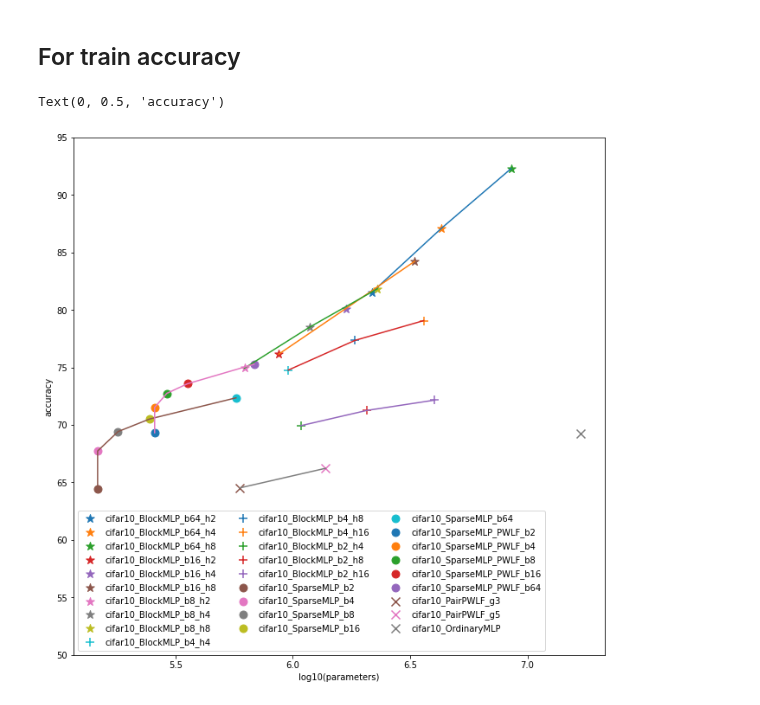
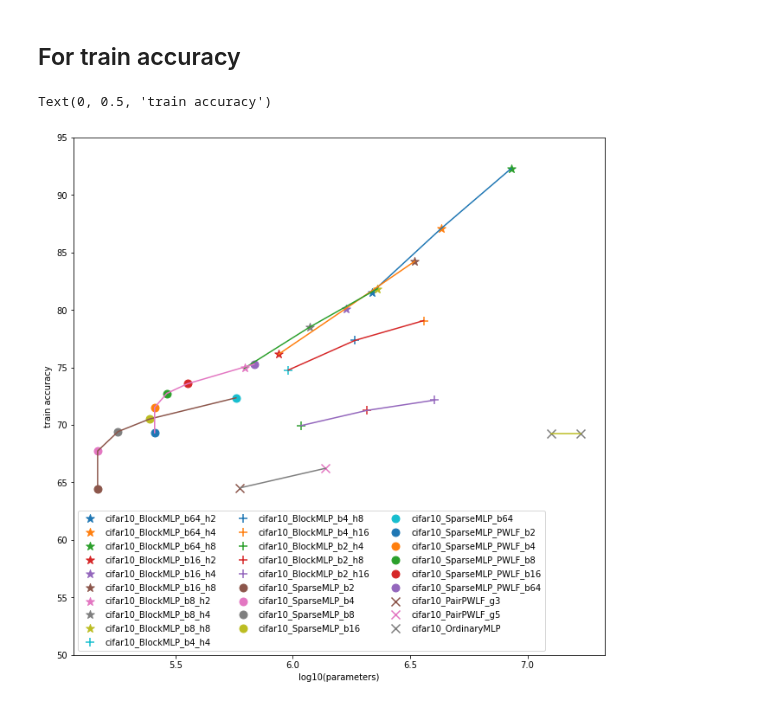
Before and after one commit to tsumansapkota/Experimentals, a Jupyter notebook: NN_Func_Approx/Dimension_Encoding_MLP/Sparse_NonLinear/01.4_Visualize_NonLinear_Mixers_Benchmark_CIFAR10_v0.ipynb, the cells around one changed output. Saved outputs shown, nothing was run; the diff lists cells and outputs as text; code cells hidden in the pictures.

```diff
--- a/NN_Func_Approx/Dimension_Encoding_MLP/Sparse_NonLinear/01.4_Visualize_NonLinear_Mixers_Benchmark_CIFAR10_v0.ipynb
+++ b/NN_Func_Approx/Dimension_Encoding_MLP/Sparse_NonLinear/01.4_Visualize_NonLinear_Mixers_Benchmark_CIFAR10_v0.ipynb
@@ -520,35 +527,36 @@ plt.plot(xs, ys)
 # ### Plot for PWLF grids
 xs, ys = [], []
 for b in [3, 5]:
     model = f'cifar10_PairPWLF_g{b}'
     stat = best_bench[model]
 
     n_params = stat['num_param']
     n_params = np.log10(n_params)
 
     acc = np.max(stat["train_acc"])
     xs += [n_params]
     ys += [acc]
     plt.scatter(n_params, acc, label=model, marker='x', s=100)
 
 plt.plot(xs, ys)
 
 ### For Ordinary MLP
 model = f'cifar10_OrdinaryMLP'
 stat = best_bench[model]
 
 n_params = stat['num_param']
 n_params = np.log10(n_params)
 
 acc = np.max(stat["train_acc"])
-xs += [n_params]
-ys += [acc]
-plt.scatter(n_params, acc, label=model, marker='x', s=100)
+# plt.scatter(n_params, acc, label=model, marker='x', s=100)
+
+plt.scatter([n_params, n_params+np.log10(3/4)], [acc, acc], label=model, marker='x', s=100)
+plt.plot([n_params, n_params+np.log10(3/4)], [acc, acc])
 
 plt.ylim((50, 95))
 plt.legend(loc=3, ncol=3)
 plt.xlabel("log10(parameters)")
 plt.ylabel("train accuracy")
 # %% [output]
-Text(0, 0.5, 'accuracy')
+Text(0, 0.5, 'train accuracy')
-[figure, old version]
+[figure, new version]
```
Also changed, not shown: parts of 2 cells of this notebook, 30 other files.
